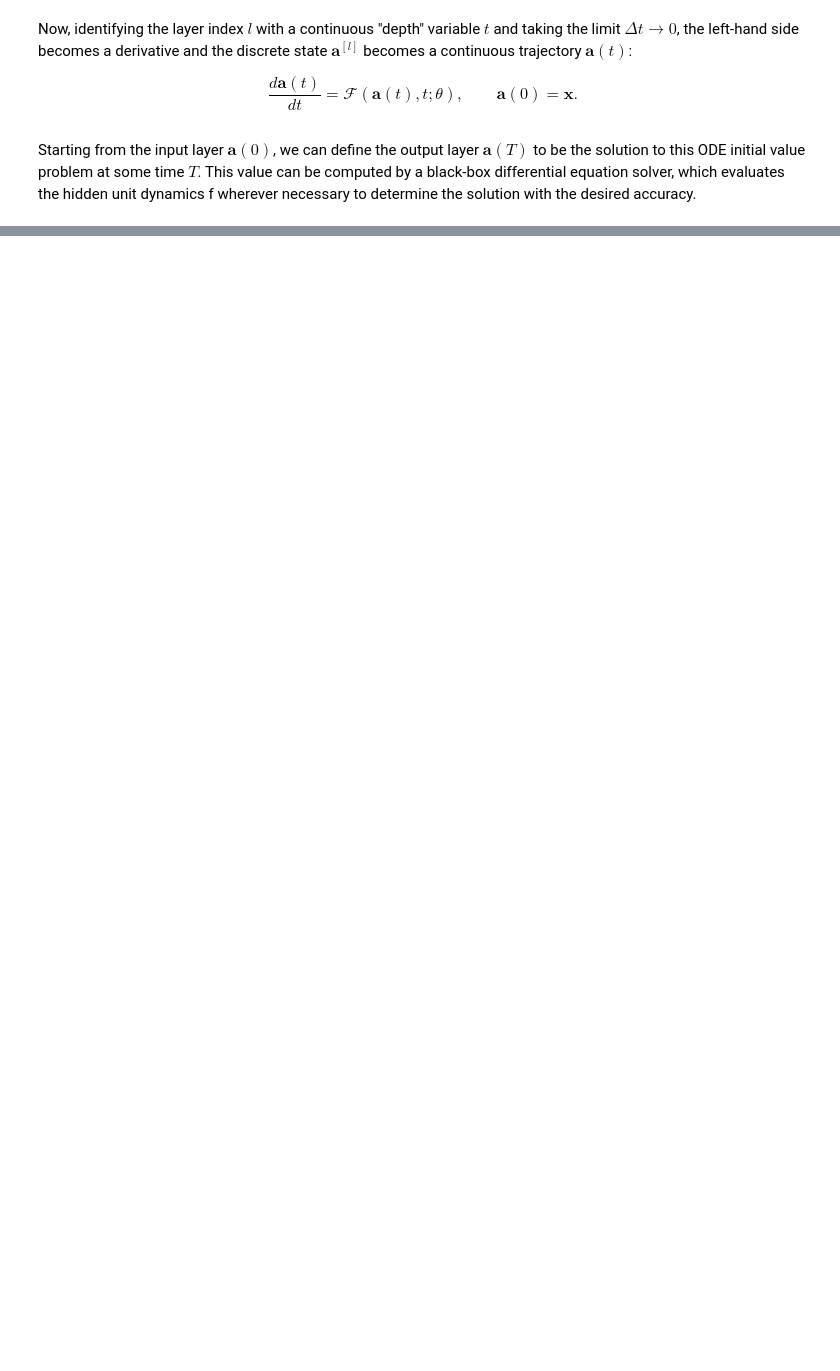
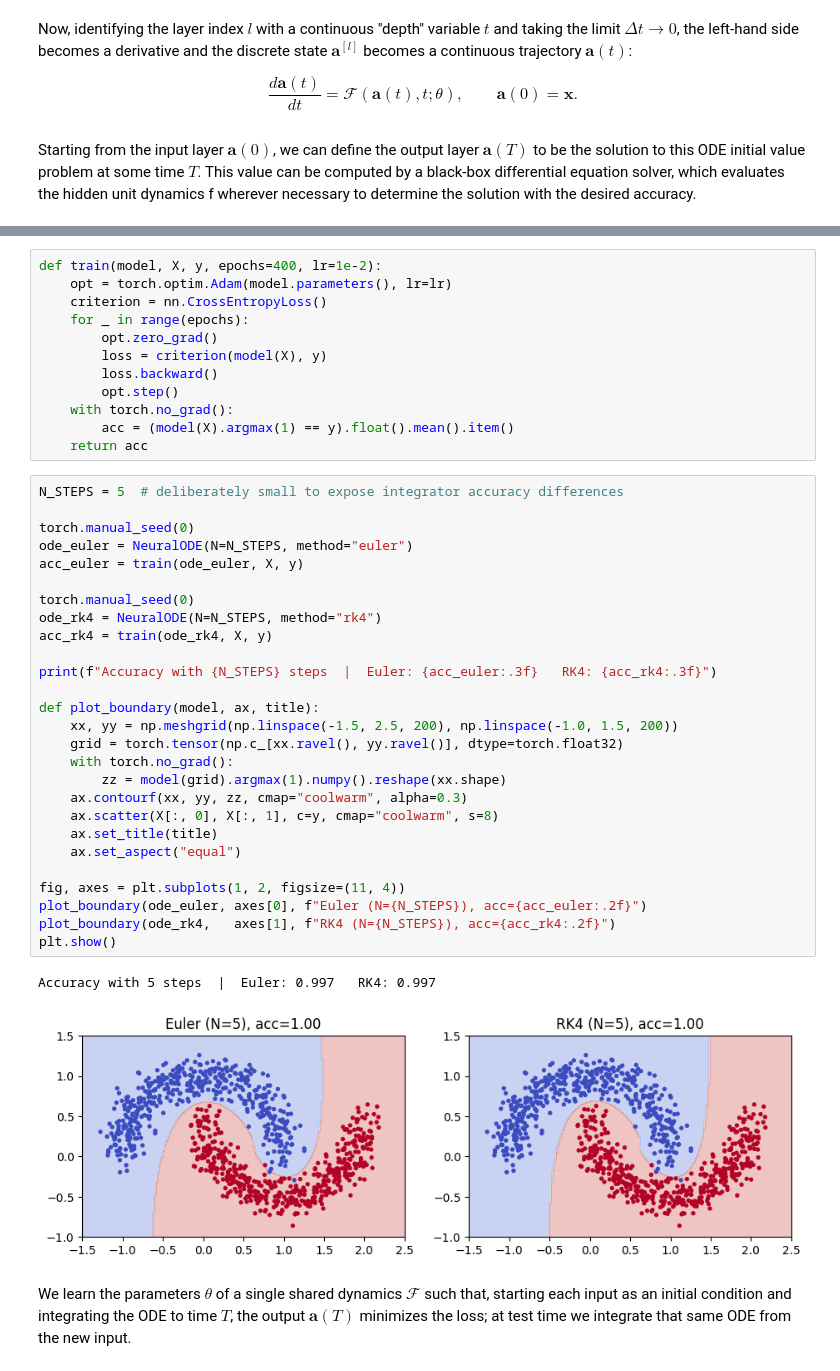
Before and after one commit to Shivam-3921/Connecting_ResNet_with_Neural_ODEs, a Jupyter notebook: SL_Final_Project.ipynb, the cells around one changed output, grey strips where cells are left out. Cells and saved outputs as stored; diff of their text form; blank space fills up the shorter version.

```diff
--- a/SL_Final_Project.ipynb
+++ b/SL_Final_Project.ipynb
@@ -429,0 +560,44 @@ Because the adjoint is itself an ODE, the gradient can be obtained by integratin
+# %%
+def train(model, X, y, epochs=400, lr=1e-2):
+    opt = torch.optim.Adam(model.parameters(), lr=lr)
+    criterion = nn.CrossEntropyLoss()
+    for _ in range(epochs):
+        opt.zero_grad()
+        loss = criterion(model(X), y)
+        loss.backward()
+        opt.step()
+    with torch.no_grad():
+        acc = (model(X).argmax(1) == y).float().mean().item()
+    return acc
+# %%
+N_STEPS = 5  # deliberately small to expose integrator accuracy differences
+
+torch.manual_seed(0)
+ode_euler = NeuralODE(N=N_STEPS, method="euler")
+acc_euler = train(ode_euler, X, y)
+
+torch.manual_seed(0)
+ode_rk4 = NeuralODE(N=N_STEPS, method="rk4")
+acc_rk4 = train(ode_rk4, X, y)
+
+print(f"Accuracy with {N_STEPS} steps  |  Euler: {acc_euler:.3f}   RK4: {acc_rk4:.3f}")
+
+def plot_boundary(model, ax, title):
+    xx, yy = np.meshgrid(np.linspace(-1.5, 2.5, 200), np.linspace(-1.0, 1.5, 200))
+    grid = torch.tensor(np.c_[xx.ravel(), yy.ravel()], dtype=torch.float32)
+    with torch.no_grad():
+        zz = model(grid).argmax(1).numpy().reshape(xx.shape)
+    ax.contourf(xx, yy, zz, cmap="coolwarm", alpha=0.3)
+    ax.scatter(X[:, 0], X[:, 1], c=y, cmap="coolwarm", s=8)
+    ax.set_title(title)
+    ax.set_aspect("equal")
+
+fig, axes = plt.subplots(1, 2, figsize=(11, 4))
+plot_boundary(ode_euler, axes[0], f"Euler (N={N_STEPS}), acc={acc_euler:.2f}")
+plot_boundary(ode_rk4,   axes[1], f"RK4 (N={N_STEPS}), acc={acc_rk4:.2f}")
+plt.show()
+# %% [output]
+Accuracy with 5 steps  |  Euler: 0.997   RK4: 0.997
+[figure, added]
+# %% [markdown]
+We learn the parameters $\theta$ of a single shared dynamics $\boldsymbol{\mathcal{F}}$ such that, starting each input as an initial condition and integrating the ODE to time $T$, the output $\boldsymbol{a}(T)$ minimizes the loss; at test time we integrate that same ODE from the new input.
```
Also changed, not shown: parts of 17 cells of this notebook.
